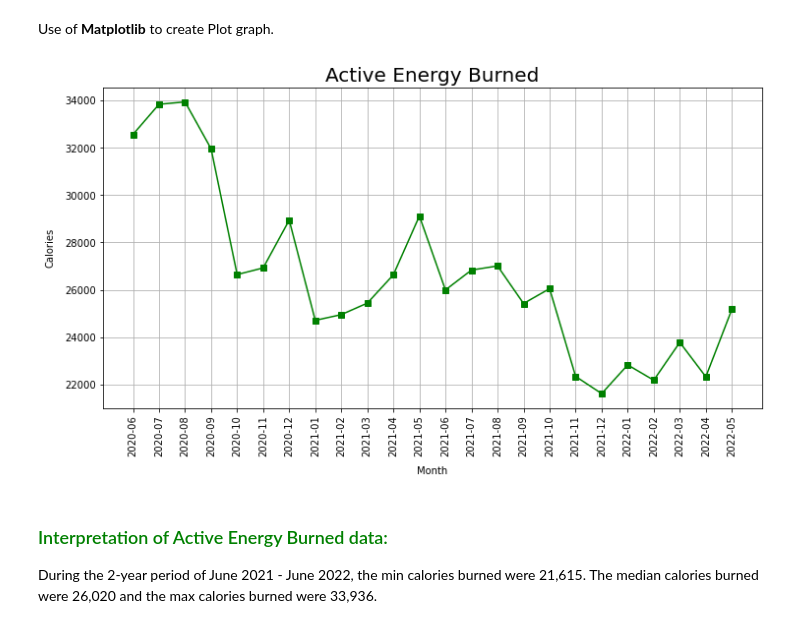
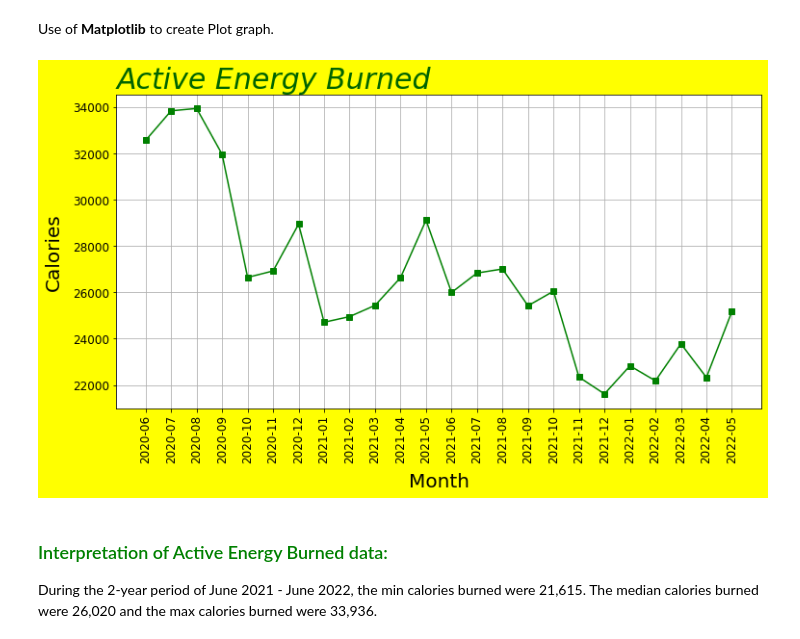
Before and after one commit to KimBug29/AppleDataKW, a Jupyter notebook: HealthData.ipynb, the cells around one changed output. Saved outputs shown, nothing was run; the diff lists cells and outputs as text; code cells hidden in the pictures.

```diff
--- a/HealthData.ipynb
+++ b/HealthData.ipynb
@@ -109,17 +109,18 @@ Use of <b>Matplotlib</b> to create Plot graph.
 # %%
 from matplotlib import pyplot as plt
 # %%
-#Plot the 2-year period (in months) of Active Energy Burned (calories)
-plt.figure(figsize = (12, 6))
+#Plot the 2-year period (in months) of Active Energy Burned (calories) with custom chart formatting.
+plt.figure(figsize = (12, 6), facecolor = "yellow")
 plt.plot(health_data_2year_dataframe['Date'], health_data_2year_dataframe['Active energy burned(Cal)'], marker = 's', color = "green")
-plt.xlabel("Month", labelpad=10)
-plt.ylabel("Calories", labelpad=10)
+plt.xlabel("Month", fontsize = 20, labelpad=10)
+plt.ylabel("Calories", fontsize = 20, labelpad=10)
 plt.grid()
 plt.xticks(rotation="vertical")
-plt.title("Active Energy Burned", fontsize=20)
+plt.tick_params(axis = "both", labelsize = "large")
+plt.title("Active Energy Burned", fontsize=30, loc = "left", fontstyle = "oblique", color = "darkgreen")
 plt.show()
 # %% [output]
-[figure, old version]
+[figure, new version]
 # %% [markdown]
 <h3 style="font-size: 2rm;color:green;">Interpretation of Active Energy Burned data:</h3>
 During the 2-year period of June 2021 - June 2022, the min calories burned were 21,615. The median calories burned were 26,020 and the max calories burned were 33,936.
```
Also changed, not shown: parts of 5 cells of this notebook.
